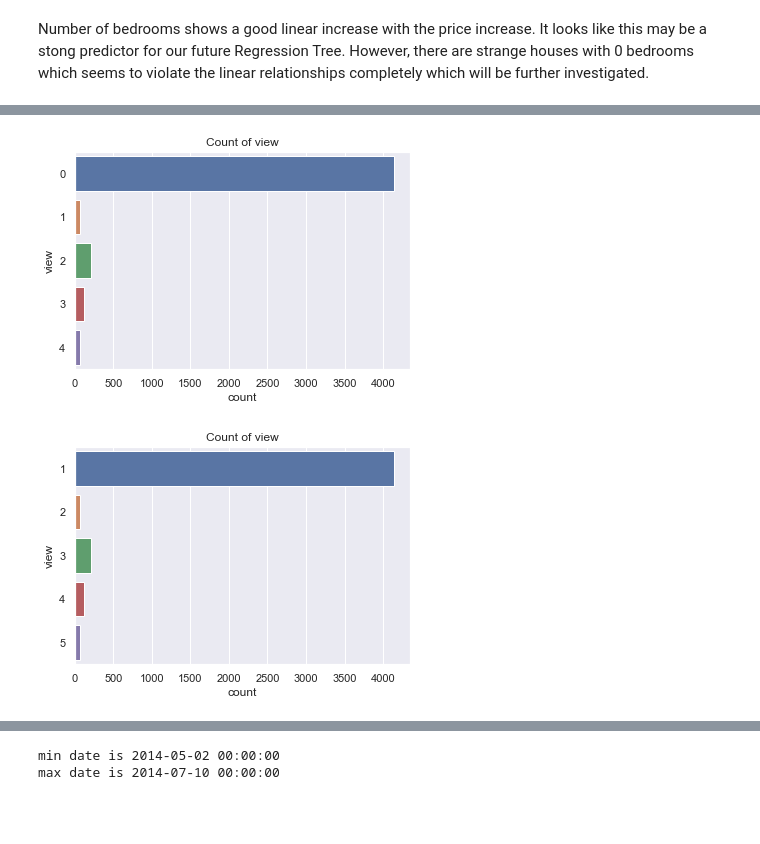
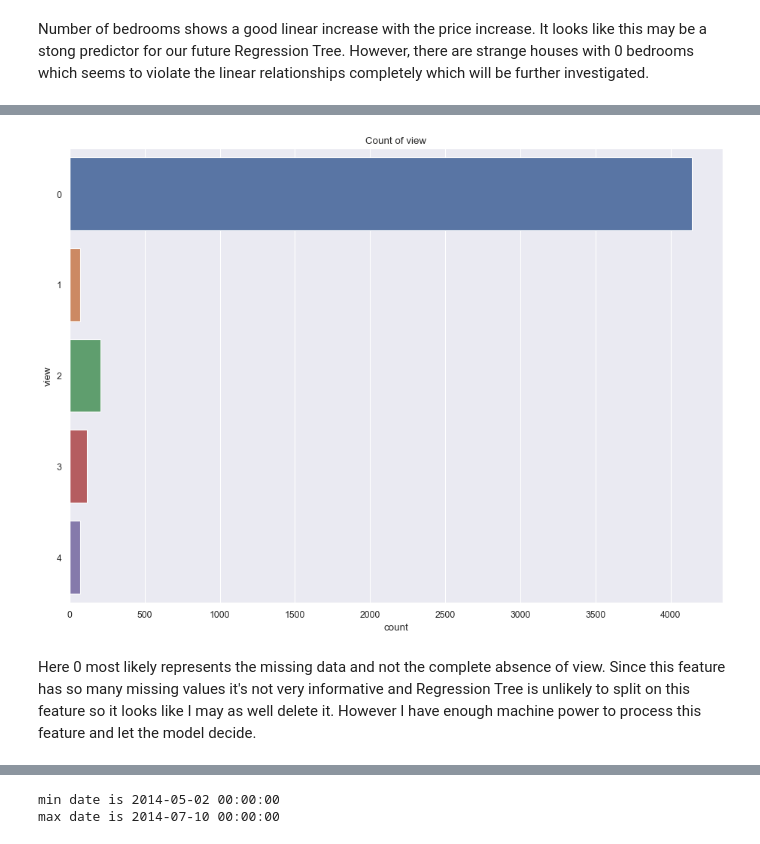
Before and after one commit to oleh-sorokin/House_prices, a Jupyter notebook: House_prices_prediction.ipynb, the cells around one changed output, grey strips where cells are left out. Drawn from its saved outputs; the diff is of its cells as text; code cells hidden in the pictures; blank space fills up the shorter version.

```diff
--- a/House_prices_prediction.ipynb
+++ b/House_prices_prediction.ipynb
@@ -214,23 +224,13 @@ plt.show()
 # %%
-#Seaborn count plot
+#Seaborn count plot of view
+plt.figure(figsize=(14, 10), dpi= 80, facecolor='w', edgecolor='k')
 sns.countplot(data=data, y="view")
 plt.title('Count of view')
 plt.show()
-#Here 0 most likely represents the missing data and not the complete absence of view
 # %% [output]
-[figure, old version]
+[figure, new version]
-# %%
-#changing the scale of the view
-if min(data['view']) ==0:
-    data['view'] = data.view +1
-
-#this if statement is needed because I rerun code mutiple times and when I run the second time the scale shifts yet further by 1
-
-sns.countplot(data=data, y="view")
-plt.title('Count of view')
-plt.show()
-#the decision tree works better with the rescaled variable
-# %% [output]
-[figure, removed]
+# %% [markdown]
+Here 0 most likely represents the missing data and not the complete absence of view.
+Since this feature has so many missing values it's not very informative and Regression Tree is unlikely to split on this feature so it looks like I may as well delete it. However I have enough machine power to process this feature and let the model decide.
 # %%
 #Seaborn regression plot
```
Also changed, not shown: parts of 42 cells of this notebook.
